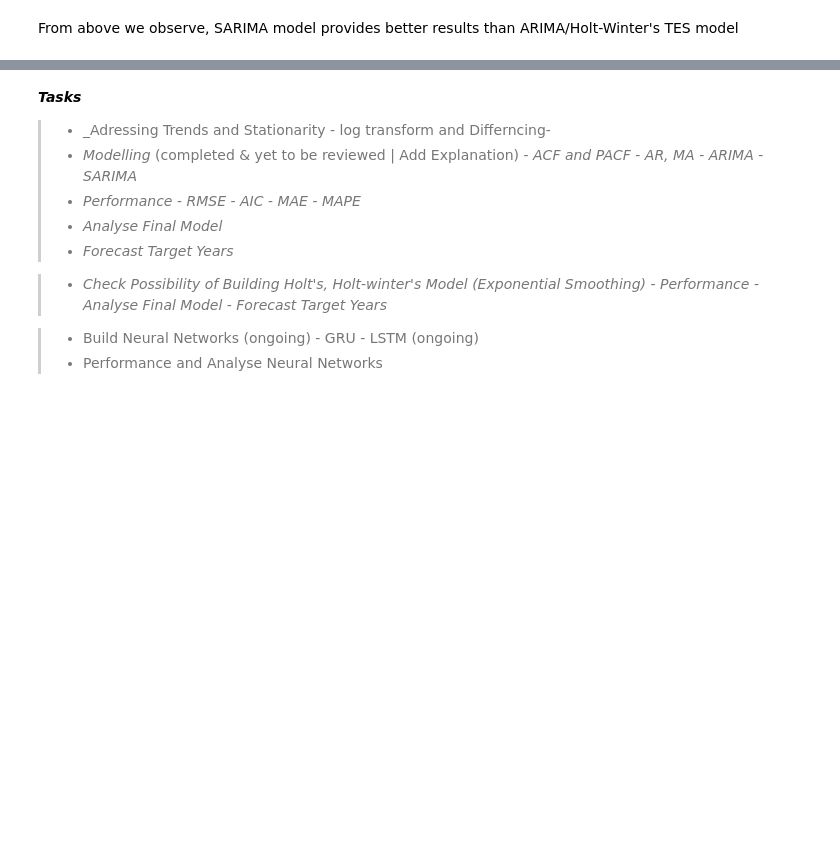
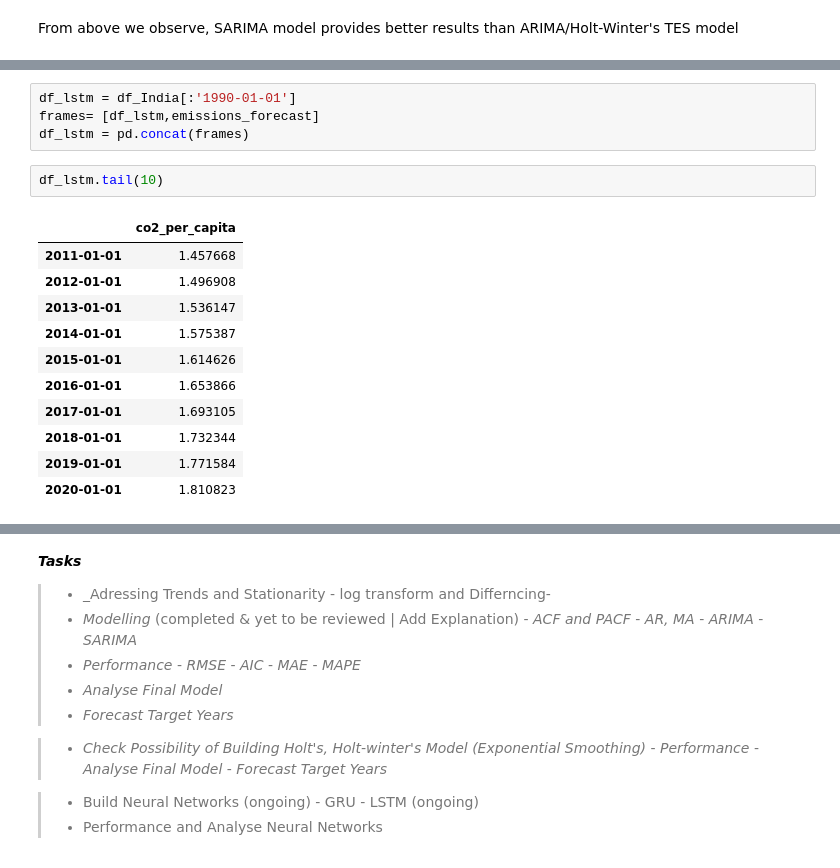
Before and after one commit to ganeshXb/Carbon-Emissions-Ecological-Footprint-Research, a Jupyter notebook: Notebooks/CO2-Emissions-TimeSeries-Forecasting.ipynb, the cells around one changed output, grey strips where cells are left out. Saved outputs shown, nothing was run; the diff lists cells and outputs as text; blank space fills up the shorter version.

```diff
--- a/Notebooks/CO2-Emissions-TimeSeries-Forecasting.ipynb
+++ b/Notebooks/CO2-Emissions-TimeSeries-Forecasting.ipynb
@@ -1520,0 +1564,18 @@ From above we observe, SARIMA model provides better results than ARIMA/Holt-Wint
+# %%
+df_lstm = df_India[:'1990-01-01']
+frames= [df_lstm,emissions_forecast]
+df_lstm = pd.concat(frames)
+# %%
+df_lstm.tail(10)
+# %% [output]
+|  | co2_per_capita |
+| 2011-01-01 | 1.457668 |
+| 2012-01-01 | 1.496908 |
+| 2013-01-01 | 1.536147 |
+| 2014-01-01 | 1.575387 |
+| 2015-01-01 | 1.614626 |
+| 2016-01-01 | 1.653866 |
+| 2017-01-01 | 1.693105 |
+| 2018-01-01 | 1.732344 |
+| 2019-01-01 | 1.771584 |
+| 2020-01-01 | 1.810823 |
```
Also changed, not shown: parts of 27 cells of this notebook, 4 other files.
